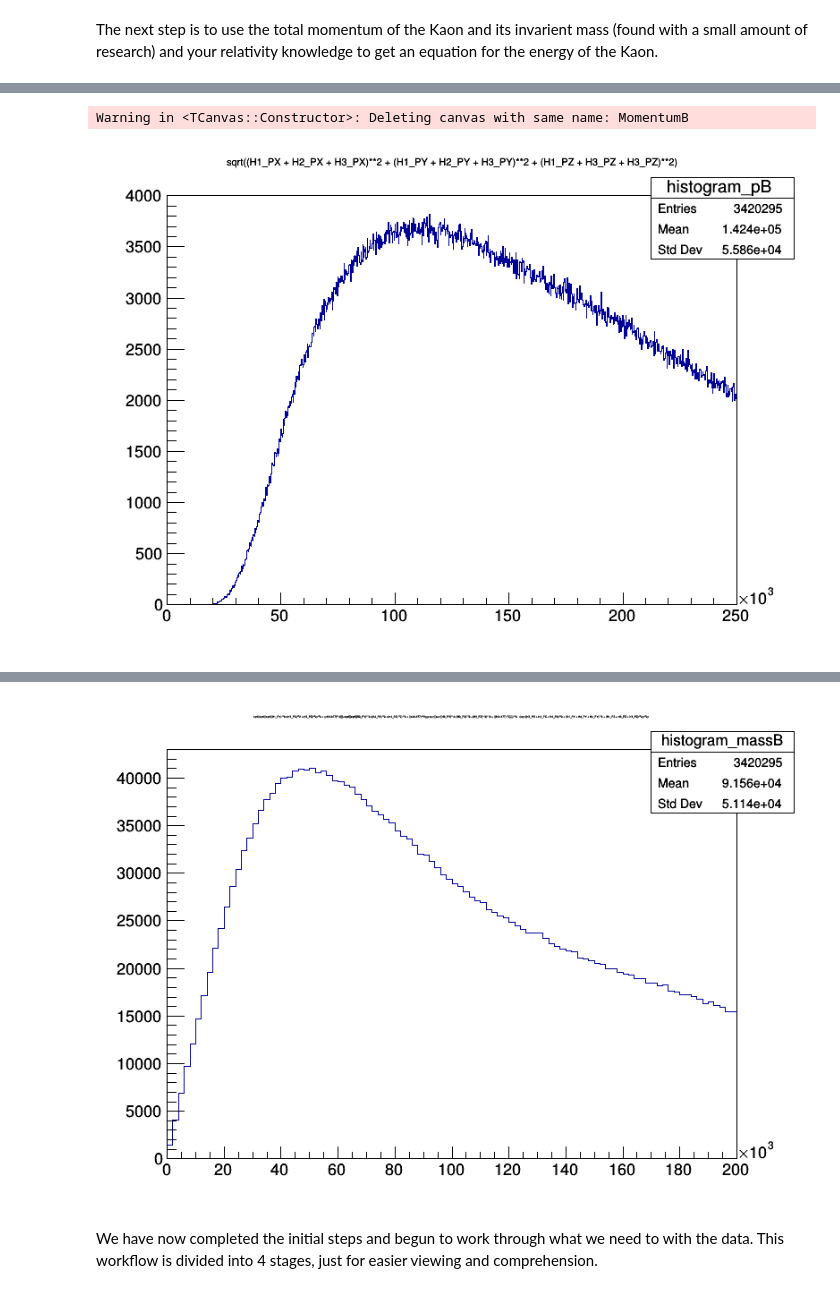
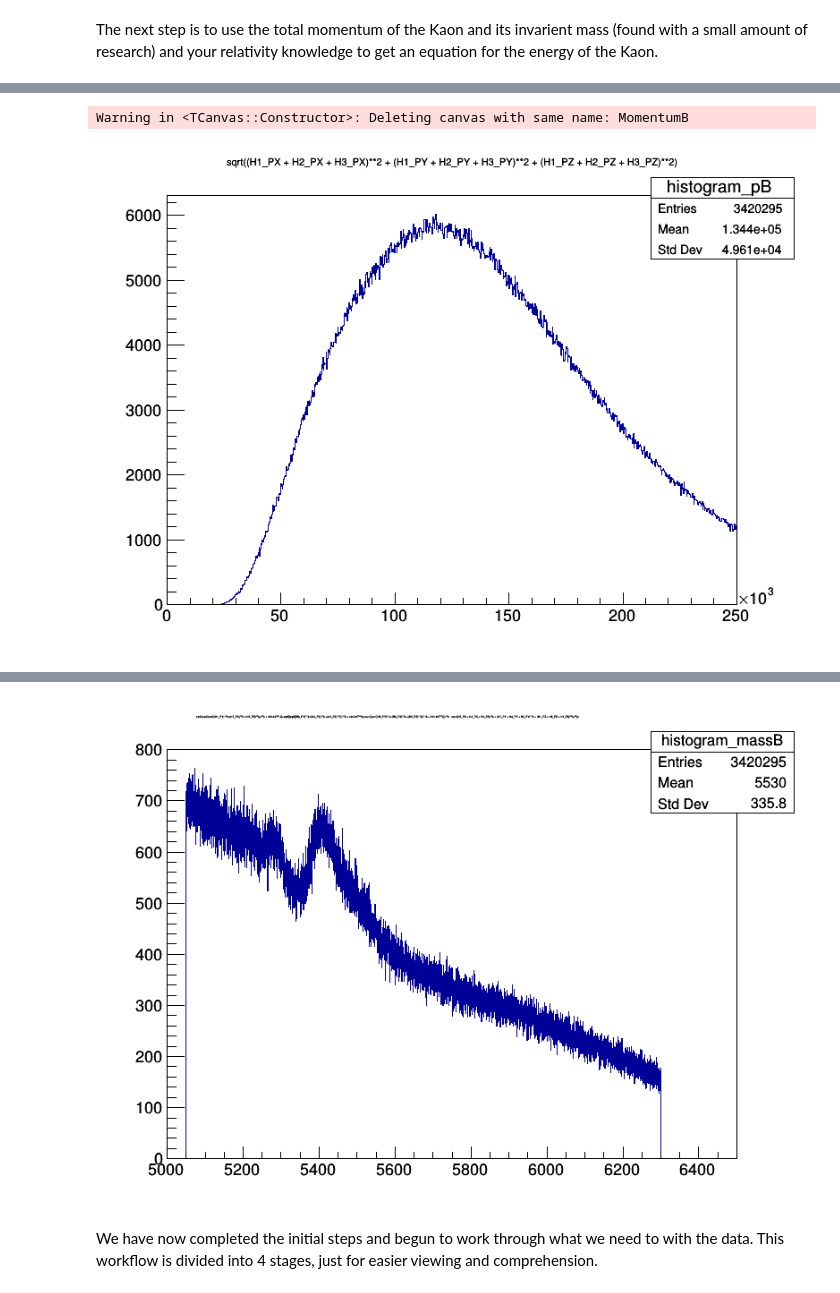
Before and after one commit to MerlijnvEmmerik/Mijnrel, a Jupyter notebook: Week_4.ipynb, the cells around one changed output, grey strips where cells are left out. Saved outputs shown, nothing was run; the diff lists cells and outputs as text; code cells hidden in the pictures.

```diff
--- a/Week_4.ipynb
+++ b/Week_4.ipynb
@@ -168,10 +168,10 @@ from math import *
 #Hint: I suggest we define a function which we might want to use later - something like:
 
 def p_tot_daughter(daughter):
-  p_tot = "sqrt(("+ daughter + "_PY)**2+(" + daughter + "_PX)**2 +(" + daughter + "_PZ)**2)"
+  p_tot = "(sqrt(("+ daughter+"_PY)**2+("+daughter+"_PX)**2 +("+daughter+"_PZ)**2))"
   return p_tot
 
-total_momentum = ROOT.RooRealVar(p_tot_daughter("H3"),"Total Momentum",0,10000,"MeV/c")
+#total_momentum = ROOT.RooRealVar(p_tot_daughter("H3"),"Total Momentum",0,10000,"MeV/c")
 
 p_tot_daughter("H1")
 p_tot_daughter("H2")
@@ -222,26 +222,26 @@ The next step is to use the total momentum of the Kaon and its invarient mass (f
 # %%
 #let's make a function to find the energy of a Kaon, if you add in the total momentum found in the previous steps - you should be able to do so reasonably easily
 
-def E_Kaon(momentum):
+def E_Kaon(HN):
   mass = 493.677 #MeV/c**2
-  E = "sqrt((" + momentum + "**2 + ((493.677)**2)))"
+  E = "sqrt("+p_tot_daughter(HN)+"**2 + 493.667**2)"
   return E
 
 tot1 = p_tot_daughter("H1")
 E1 = ROOT.TCanvas("Energy1","Energy",800,600)
-tree.Draw(E_Kaon(tot1)+">>Ehistogram1(100,0,20000)")
+tree.Draw(E_Kaon("H1")+">>Ehistogram1(100,0,20000)")
 Ehistogram1 = ROOT.gDirectory.Get("Ehistogram1")
 E1.Draw()
 
 tot2 = p_tot_daughter("H2")
 E2 = ROOT.TCanvas("Energy2","Energy",800,600)
-tree.Draw(E_Kaon(tot2)+">>Ehistogram2(100,0,20000)")
+tree.Draw(E_Kaon("H2")+">>Ehistogram2(100,0,20000)")
 Ehistogram2 = ROOT.gDirectory.Get("Ehistogram2")
 E2.Draw()
 
 tot3 = p_tot_daughter("H3")
 E3 = ROOT.TCanvas("Energy3","Energy",800,600)
-tree.Draw(E_Kaon(tot3)+">>Ehistogram3(100,0,20000)")
+tree.Draw(E_Kaon("H3")+">>Ehistogram3(100,0,20000)")
 Ehistogram3 = ROOT.gDirectory.Get("Ehistogram3")
 E3.Draw()
 # %% [output]
@@ -270,11 +267,11 @@ Warning in <TCanvas::Constructor>: Deleting canvas with same name: Energy_B
 #Calculate the momentum of the B meson. To do this, you need to first combine all the x momenta of the daughters,
 Xp_tot = "H1_PX + H2_PX + H3_PX"
 Yp_tot = "H1_PY + H2_PY + H3_PY"
-Zp_tot = "H1_PZ + H3_PZ + H3_PZ"
+Zp_tot = "H1_PZ + H2_PZ + H3_PZ"
 
 #to get a total x momentum of the mother; then you can combine your three momenta into total momentum
 
-tot_p_B = "sqrt((" + Xp_tot + ")**2 + ("+Yp_tot+")**2 + ("+ Zp_tot +")**2)"
+tot_p_B = "sqrt(("+Xp_tot+")**2 + ("+Yp_tot+")**2 + ("+Zp_tot+")**2)"
 
 
 pB_tot = ROOT.TCanvas("MomentumB","Momentum",800,600)
@@ -283,18 +280,18 @@ histogram_pB = ROOT.gDirectory.Get("histogram_pB")
 pB_tot.Draw()
 # %% [output]
 Warning in <TCanvas::Constructor>: Deleting canvas with same name: MomentumB
-[figure, old version]
+[figure, new version]
 # %%
 #Use the energy of the B meson and momentum of the B meson as inputs and
 #calculate the mass of the B meson (Found by analysis of the daughter products)
 
-Energy_Btot = E_Kaon(tot1)+"+"+E_Kaon(tot2)+"+"+E_Kaon(tot3)
+Energy_Btot = E_Kaon("H1")+"+"+E_Kaon("H2")+"+"+E_Kaon("H3")
 
-mass_B = "sqrt((" + Energy_Btot + ")**2 - ("+ tot_p_B + ")**2)"
+mass_B = "sqrt((" + Energy_Btot + ")**2 - "+ tot_p_B + "**2)"
 
 
 mB = ROOT.TCanvas("Mass_B","Mass",800,600)
-tree.Draw((mass_B)+">>histogram_massB(100,0,200000)")
+tree.Draw((mass_B)+">>histogram_massB(10000,5000,6500)")
 histogram_massB = ROOT.gDirectory.Get("histogram_massB")
 mB.Draw()
 # %% [output]
@@ -302 +298 @@ Warning in <TCanvas::Constructor>: Deleting canvas with same name: Mass_B
-[figure, old version]
+[figure, new version]
```
Also changed, not shown: parts of 10 cells of this notebook.
